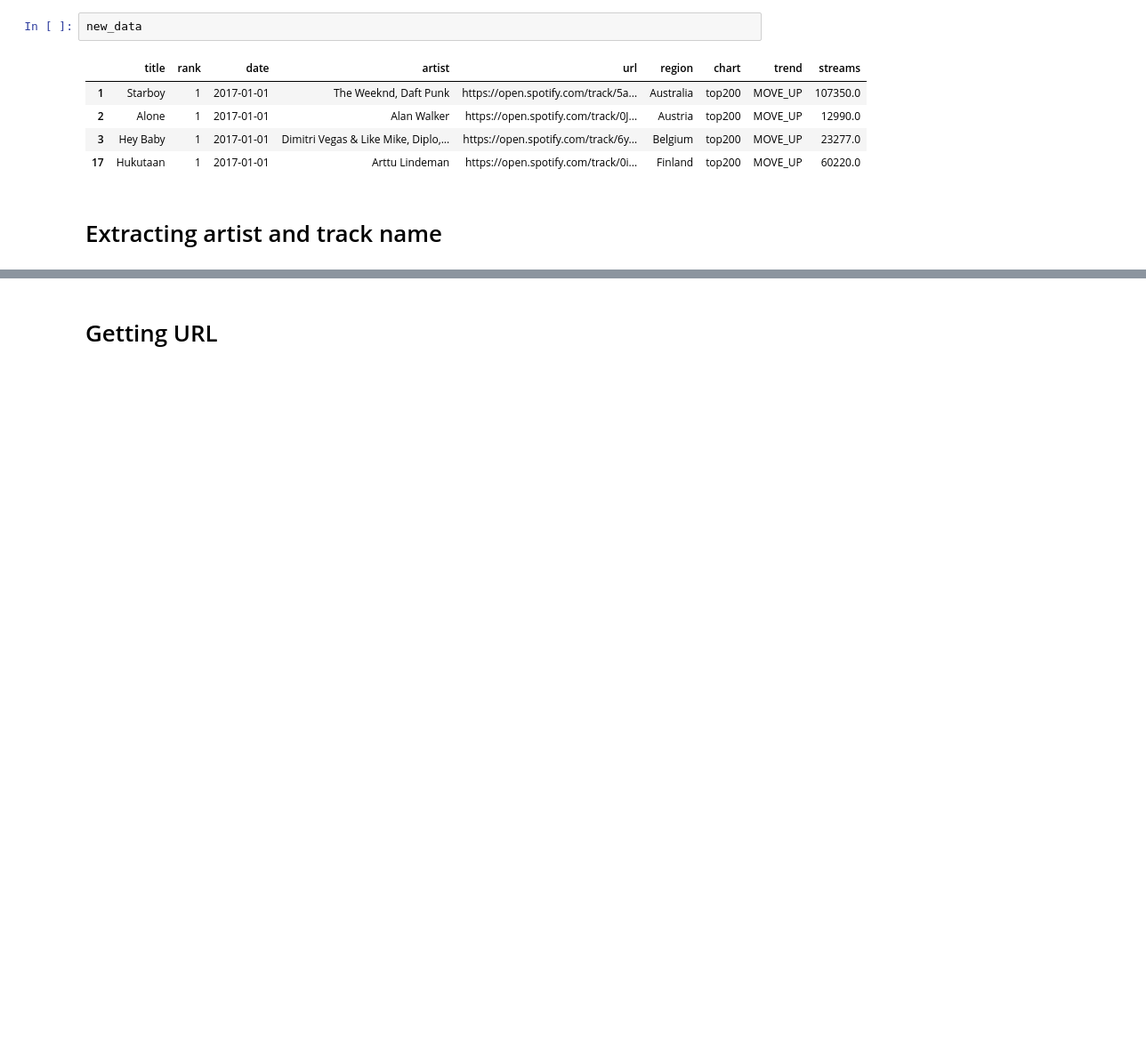
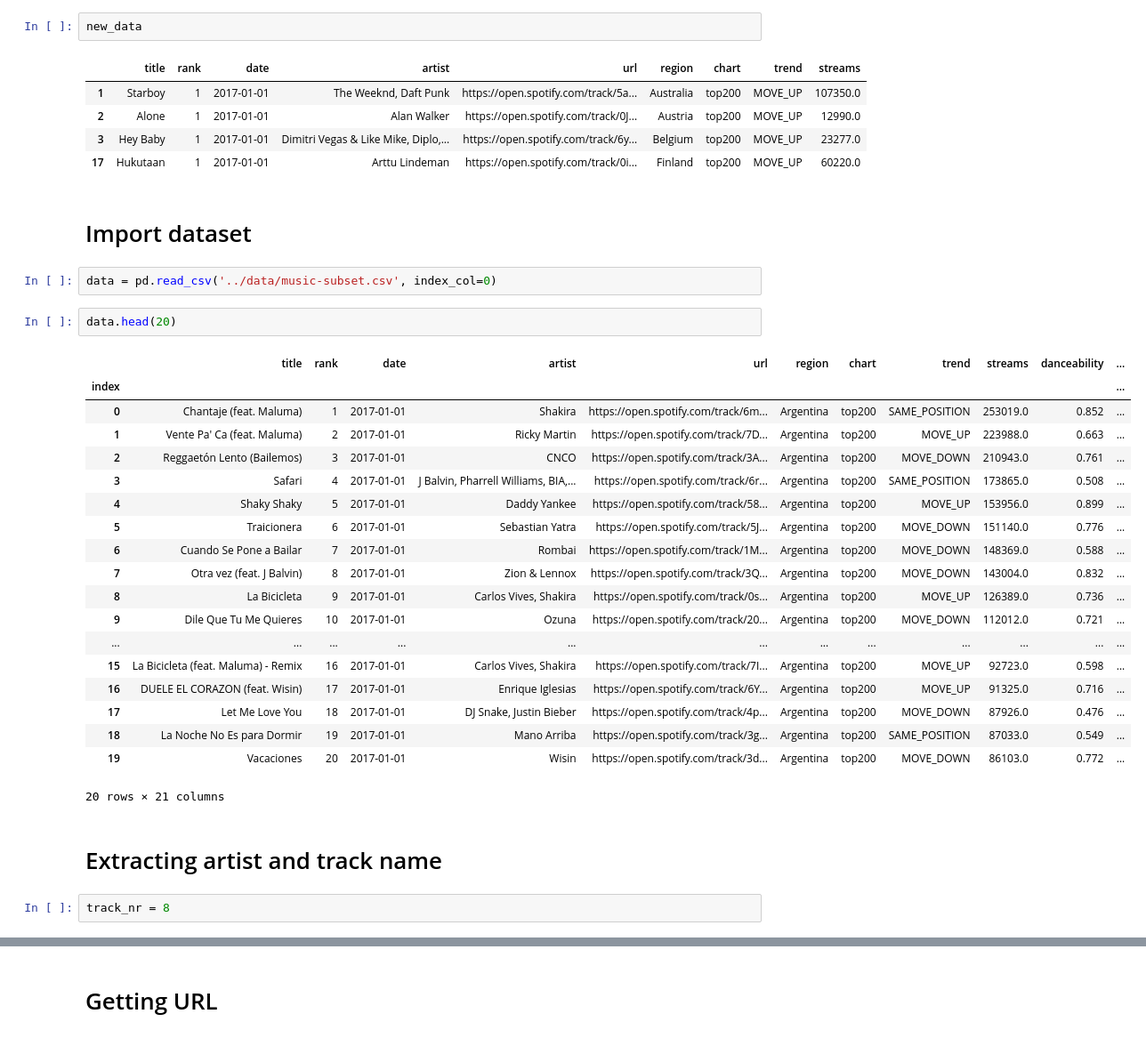
Before and after one commit to HolmQ84/DataScience-ExamProject, a Jupyter notebook: DataScience-SongManagement/JupyterNotebook/Web Scraper for collaborator.ipynb, the cells around one changed output, grey strips where cells are left out. Shown: that part at 89% size. Cells and saved outputs as stored; diff of their text form; blank space fills up the shorter version.

```diff
--- a/DataScience-SongManagement/JupyterNotebook/Web Scraper for collaborator.ipynb
+++ b/DataScience-SongManagement/JupyterNotebook/Web Scraper for collaborator.ipynb
@@ -127,6 +127,34 @@ new_data
 | 2 | Alone | 1 | 2017-01-01 | Alan Walker | https://open.spotify.com/track/0J... | Austria | top200 | MOVE_UP | 12990.0 |
 | 3 | Hey Baby | 1 | 2017-01-01 | Dimitri Vegas & Like Mike, Diplo,... | https://open.spotify.com/track/6y... | Belgium | top200 | MOVE_UP | 23277.0 |
 | 17 | Hukutaan | 1 | 2017-01-01 | Arttu Lindeman | https://open.spotify.com/track/0i... | Finland | top200 | MOVE_UP | 60220.0 |
+# %% [markdown]
+# Import dataset
+# %%
+data = pd.read_csv('../data/music-subset.csv', index_col=0)
+# %%
+data.head(20)
+# %% [output]
+|  | title | rank | date | artist | url | region | chart | trend | streams | danceability | ... |
+| index |  |  |  |  |  |  |  |  |  |  | ... |
+| 0 | Chantaje (feat. Maluma) | 1 | 2017-01-01 | Shakira | https://open.spotify.com/track/6m... | Argentina | top200 | SAME_POSITION | 253019.0 | 0.852 | ... |
+| 1 | Vente Pa' Ca (feat. Maluma) | 2 | 2017-01-01 | Ricky Martin | https://open.spotify.com/track/7D... | Argentina | top200 | MOVE_UP | 223988.0 | 0.663 | ... |
+| 2 | Reggaetón Lento (Bailemos) | 3 | 2017-01-01 | CNCO | https://open.spotify.com/track/3A... | Argentina | top200 | MOVE_DOWN | 210943.0 | 0.761 | ... |
+| 3 | Safari | 4 | 2017-01-01 | J Balvin, Pharrell Williams, BIA,... | https://open.spotify.com/track/6r... | Argentina | top200 | SAME_POSITION | 173865.0 | 0.508 | ... |
+| 4 | Shaky Shaky | 5 | 2017-01-01 | Daddy Yankee | https://open.spotify.com/track/58... | Argentina | top200 | MOVE_UP | 153956.0 | 0.899 | ... |
+| 5 | Traicionera | 6 | 2017-01-01 | Sebastian Yatra | https://open.spotify.com/track/5J... | Argentina | top200 | MOVE_DOWN | 151140.0 | 0.776 | ... |
+| 6 | Cuando Se Pone a Bailar | 7 | 2017-01-01 | Rombai | https://open.spotify.com/track/1M... | Argentina | top200 | MOVE_DOWN | 148369.0 | 0.588 | ... |
+| 7 | Otra vez (feat. J Balvin) | 8 | 2017-01-01 | Zion & Lennox | https://open.spotify.com/track/3Q... | Argentina | top200 | MOVE_DOWN | 143004.0 | 0.832 | ... |
+| 8 | La Bicicleta | 9 | 2017-01-01 | Carlos Vives, Shakira | https://open.spotify.com/track/0s... | Argentina | top200 | MOVE_UP | 126389.0 | 0.736 | ... |
+| 9 | Dile Que Tu Me Quieres | 10 | 2017-01-01 | Ozuna | https://open.spotify.com/track/20... | Argentina | top200 | MOVE_DOWN | 112012.0 | 0.721 | ... |
+| ... | ... | ... | ... | ... | ... | ... | ... | ... | ... | ... | ... |
+| 15 | La Bicicleta (feat. Maluma) - Remix | 16 | 2017-01-01 | Carlos Vives, Shakira | https://open.spotify.com/track/7I... | Argentina | top200 | MOVE_UP | 92723.0 | 0.598 | ... |
+| 16 | DUELE EL CORAZON (feat. Wisin) | 17 | 2017-01-01 | Enrique Iglesias | https://open.spotify.com/track/6Y... | Argentina | top200 | MOVE_UP | 91325.0 | 0.716 | ... |
+| 17 | Let Me Love You | 18 | 2017-01-01 | DJ Snake, Justin Bieber | https://open.spotify.com/track/4p... | Argentina | top200 | MOVE_DOWN | 87926.0 | 0.476 | ... |
+| 18 | La Noche No Es para Dormir | 19 | 2017-01-01 | Mano Arriba | https://open.spotify.com/track/3g... | Argentina | top200 | SAME_POSITION | 87033.0 | 0.549 | ... |
+| 19 | Vacaciones | 20 | 2017-01-01 | Wisin | https://open.spotify.com/track/3d... | Argentina | top200 | MOVE_DOWN | 86103.0 | 0.772 | ... |
+20 rows × 21 columns
 # %% [markdown]
 # Extracting artist and track name
+# %%
+track_nr = 8
 # %%
```
Also changed, not shown: parts of 21 cells of this notebook, 1 other file.
